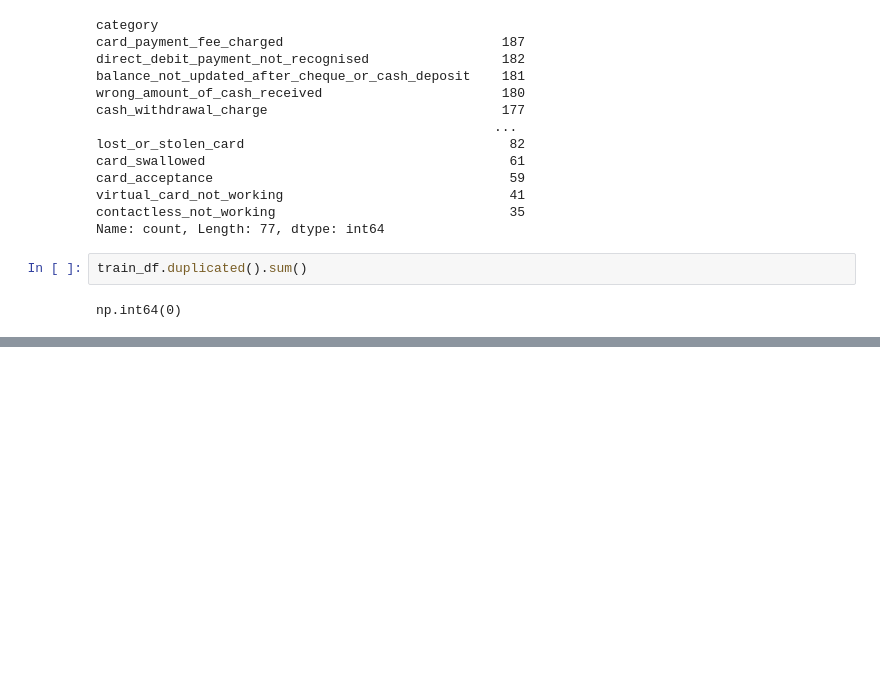
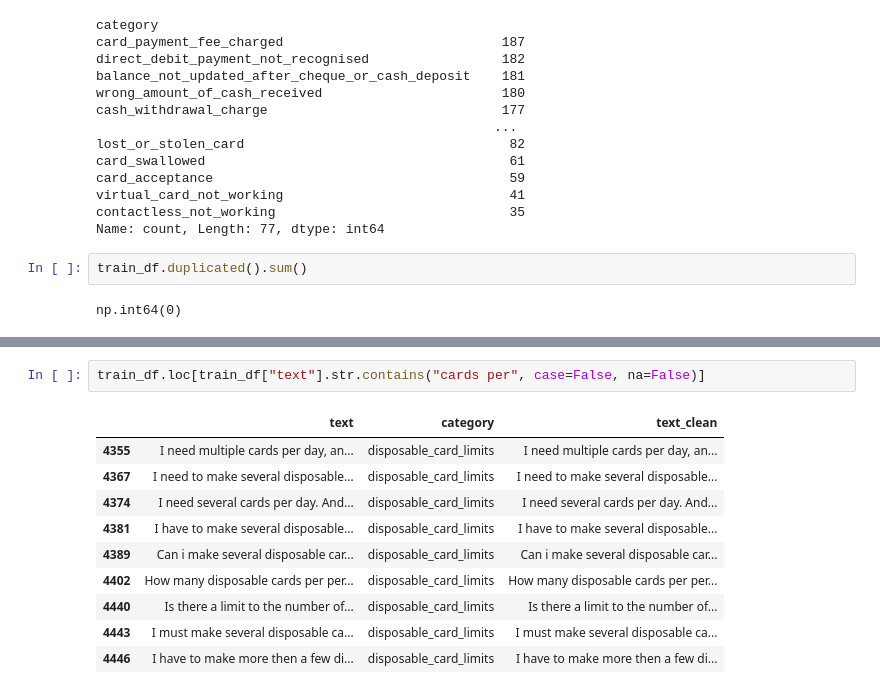
Before and after one commit to CaseyKiiza2026/banking-intent-ranking, a Jupyter notebook: notebooks/01_eda.ipynb, the cells around one changed output, grey strips where cells are left out. Saved outputs shown, nothing was run; the diff lists cells and outputs as text; blank space fills up the shorter version.

```diff
--- a/notebooks/01_eda.ipynb
+++ b/notebooks/01_eda.ipynb
@@ -95,0 +311,13 @@ np.int64(0)
+# %%
+train_df.loc[train_df["text"].str.contains("cards per", case=False, na=False)]
+# %% [output]
+|  | text | category | text_clean |
+| 4355 | I need multiple cards per day, an... | disposable_card_limits | I need multiple cards per day, an... |
+| 4367 | I need to make several disposable... | disposable_card_limits | I need to make several disposable... |
+| 4374 | I need several cards per day. And... | disposable_card_limits | I need several cards per day. And... |
+| 4381 | I have to make several disposable... | disposable_card_limits | I have to make several disposable... |
+| 4389 | Can i make several disposable car... | disposable_card_limits | Can i make several disposable car... |
+| 4402 | How many disposable cards per per... | disposable_card_limits | How many disposable cards per per... |
+| 4440 | Is there a limit to the number of... | disposable_card_limits | Is there a limit to the number of... |
+| 4443 | I must make several disposable ca... | disposable_card_limits | I must make several disposable ca... |
+| 4446 | I have to make more then a few di... | disposable_card_limits | I have to make more then a few di... |
```
Also changed, not shown: parts of 5 cells of this notebook.
